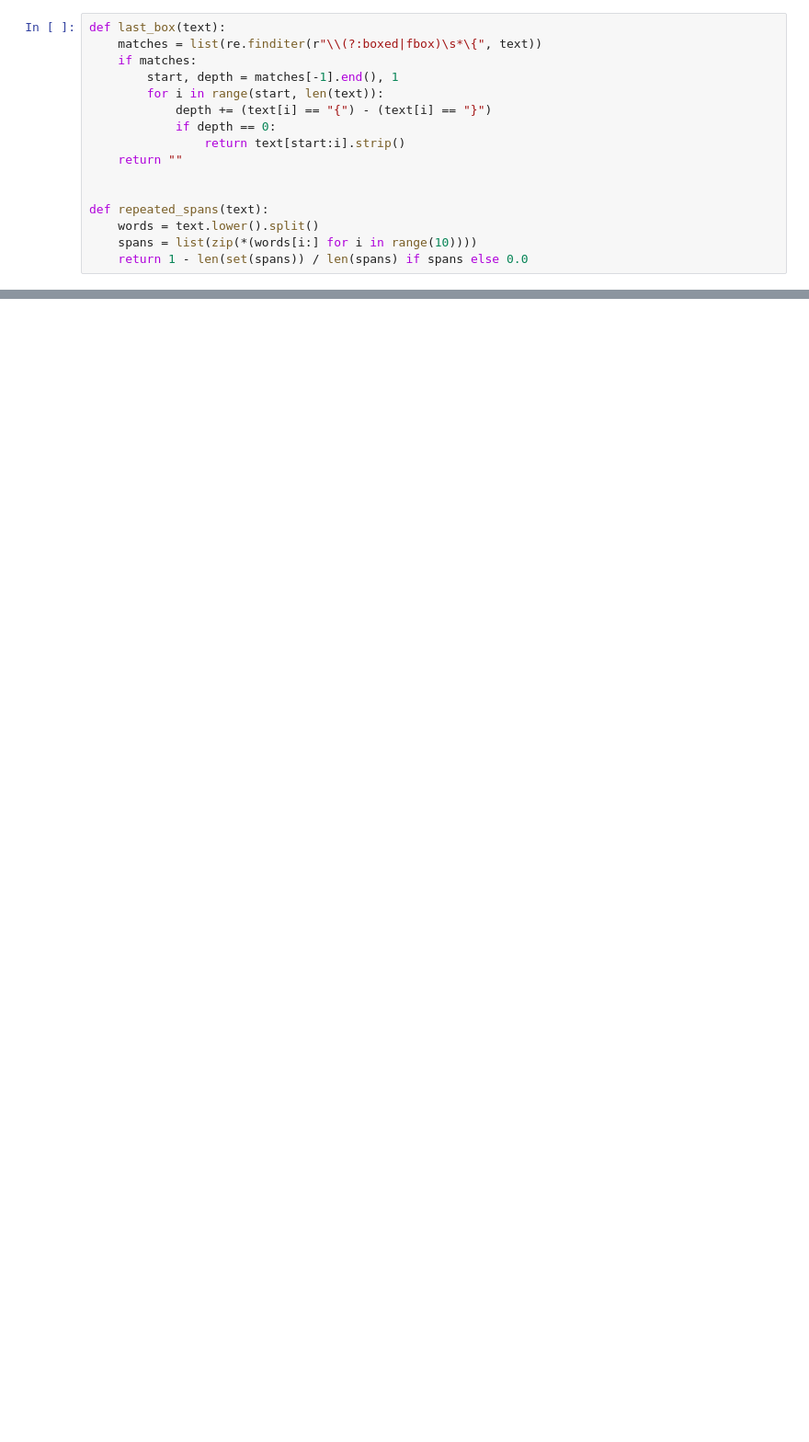
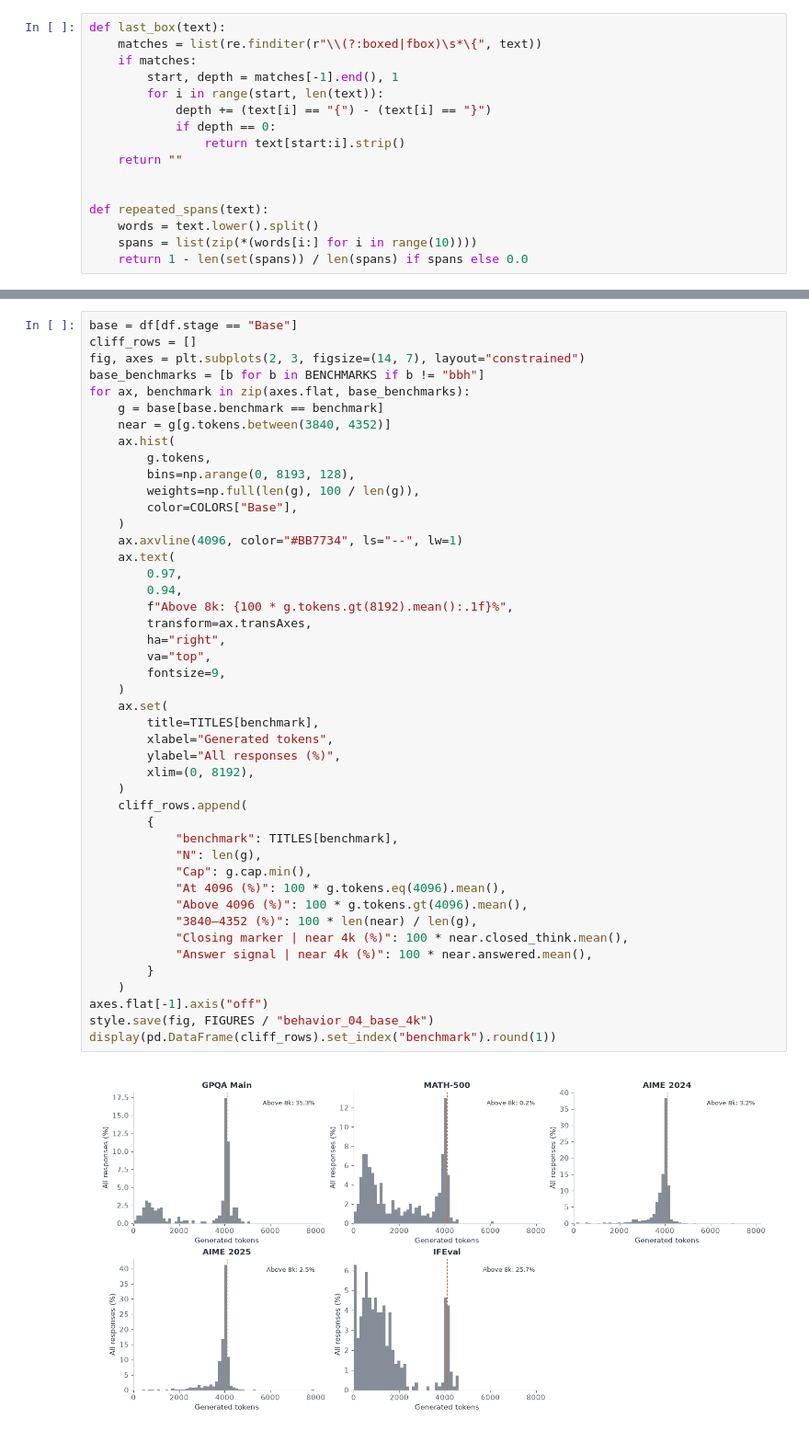
Before and after one commit to kowanietz/nanoreason, a Jupyter notebook: notebooks/reasoning_behavior.ipynb, the cells around one changed output, grey strips where cells are left out. Shown at 92% size. Cells and saved outputs as stored; diff of their text form; blank space fills up the shorter version.

```diff
--- a/notebooks/reasoning_behavior.ipynb
+++ b/notebooks/reasoning_behavior.ipynb
@@ -209,0 +322,47 @@ Base outputs cluster around 4k tokens despite a much higher generation limit, wi
+# %%
+base = df[df.stage == "Base"]
+cliff_rows = []
+fig, axes = plt.subplots(2, 3, figsize=(14, 7), layout="constrained")
+base_benchmarks = [b for b in BENCHMARKS if b != "bbh"]
+for ax, benchmark in zip(axes.flat, base_benchmarks):
+    g = base[base.benchmark == benchmark]
+    near = g[g.tokens.between(3840, 4352)]
+    ax.hist(
+        g.tokens,
+        bins=np.arange(0, 8193, 128),
+        weights=np.full(len(g), 100 / len(g)),
+        color=COLORS["Base"],
+    )
+    ax.axvline(4096, color="#BB7734", ls="--", lw=1)
+    ax.text(
+        0.97,
+        0.94,
+        f"Above 8k: {100 * g.tokens.gt(8192).mean():.1f}%",
+        transform=ax.transAxes,
+        ha="right",
+        va="top",
+        fontsize=9,
+    )
+    ax.set(
+        title=TITLES[benchmark],
+        xlabel="Generated tokens",
+        ylabel="All responses (%)",
+        xlim=(0, 8192),
+    )
+    cliff_rows.append(
+        {
+            "benchmark": TITLES[benchmark],
+            "N": len(g),
+            "Cap": g.cap.min(),
+            "At 4096 (%)": 100 * g.tokens.eq(4096).mean(),
+            "Above 4096 (%)": 100 * g.tokens.gt(4096).mean(),
+            "3840–4352 (%)": 100 * len(near) / len(g),
+            "Closing marker | near 4k (%)": 100 * near.closed_think.mean(),
+            "Answer signal | near 4k (%)": 100 * near.answered.mean(),
+        }
+    )
+axes.flat[-1].axis("off")
+style.save(fig, FIGURES / "behavior_04_base_4k")
+display(pd.DataFrame(cliff_rows).set_index("benchmark").round(1))
+# %% [output]
+[figure, added]
```
Also changed, not shown: parts of 30 cells of this notebook, 7 other files.
